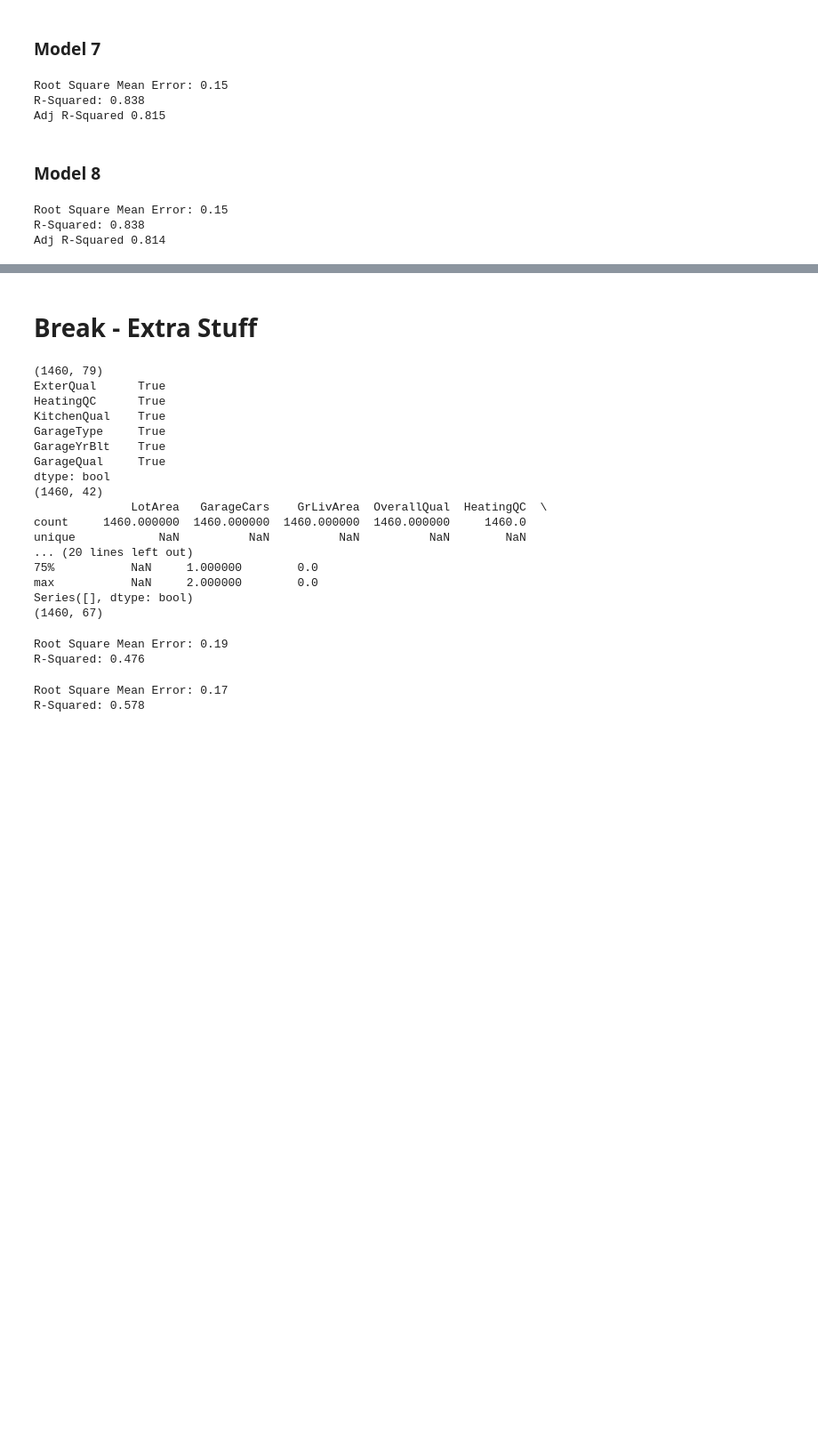
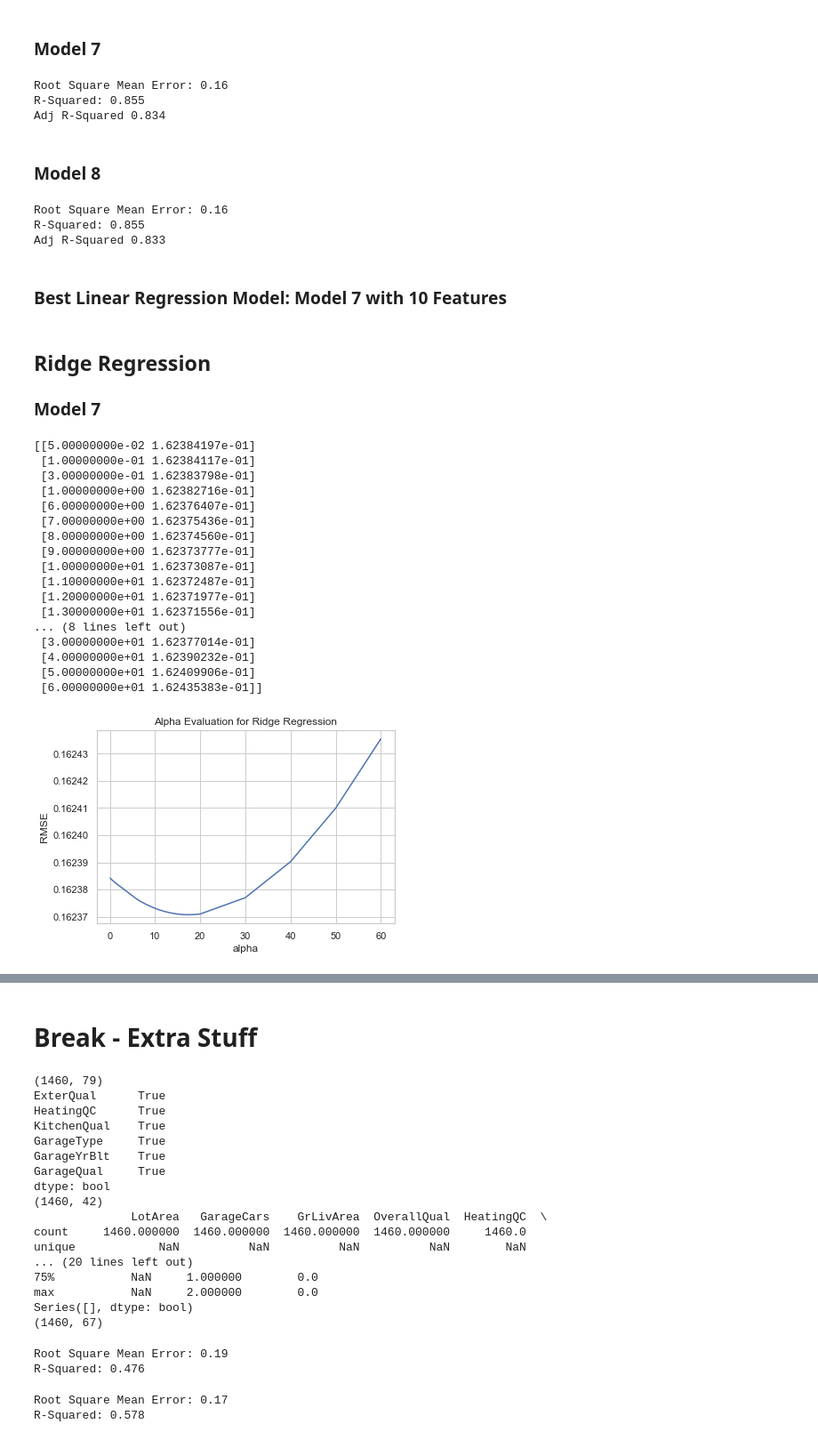
Before and after one commit to ericlundy87/House-Prices-Advanced-Regression-Techniques, a Jupyter notebook: Report_Little_Deuce.ipynb, the cells around one changed output, grey strips where cells are left out. Shown at 89% size. Drawn from its saved outputs; the diff is of its cells as text; code cells hidden in the pictures; blank space fills up the shorter version.

Commit message:
Ridge Model updates

```diff
--- a/Report_Little_Deuce.ipynb
+++ b/Report_Little_Deuce.ipynb
@@ -627,9 +629,9 @@ train_data.Garage_Score = train_data.Garage_Score.replace({'2Types':5, 'Attchd':
 train_data['SaleCondition'].fillna(0, inplace = True)
 train_data['SaleCondition'].fillna(0, inplace = True)
 train_data['Sale_Score'] = train_data.SaleCondition
-train_data.Sale_Score = train_data.Sale_Score.replace({'Normal':2, 'Abnorml':1,
+train_data.Sale_Score = train_data.Sale_Score.replace({'Normal':3, 'Abnorml':1,
                                              'AdjLand':1, 'Alloca':1,
-                                             'Family':1, 'Partial':3, 0:0})
+                                             'Family':1, 'Partial':2, 0:0})
 
 # Lot Area Adjustments
 # 4 Group Version
@@ -887,9 +890,9 @@ print('R-Squared: ' + str(round(r2, 3)))
 print('Adj R-Squared ' + str(round(adj_r2_score(dev_labels, np.exp(y_predicted),
                                                 dev_data), 3)))
 # %% [output]
-Root Square Mean Error: 0.15
-R-Squared: 0.838
-Adj R-Squared 0.815
+Root Square Mean Error: 0.16
+R-Squared: 0.855
+Adj R-Squared 0.834
 # %% [markdown]
 ### Model 8
 # %%
@@ -908,13 +911,66 @@ y_predicted = lr.predict(dev_data.loc[:,['GrLivArea', 'YearBuilt', 'OverallQual'
                                          'Sale_Score','Lot_Score_2']])
 rmse = np.sqrt(mean_squared_error(dev_labels, np.exp(y_predicted)))
 r2 = r2_score(dev_labels, np.exp(y_predicted))
-# adj_r2 = adj_r2_score(dev_labels, np.exp(y_predicted, dev_data))
+
 print('Root Square Mean Error: ' + str(round(rmse, 2)))
 print('R-Squared: ' + str(round(r2, 3)))
 print('Adj R-Squared ' + str(round(adj_r2_score(dev_labels, np.exp(y_predicted),
                                                 dev_data), 3)))
 # Not as good as the original one....
 # %% [output]
-Root Square Mean Error: 0.15
-R-Squared: 0.838
-Adj R-Squared 0.814
+Root Square Mean Error: 0.16
+R-Squared: 0.855
+Adj R-Squared 0.833
+# %% [markdown]
+### Best Linear Regression Model:  Model 7 with 10 Features
+# %% [markdown]
+## Ridge Regression
+### Model 7
+# %%
+alphas = [0.05, 0.1, 0.3, 1,6,7,8,9,10,11,12,13,14,15,15,16,17,18,19,20,
+          30, 40, 50, 60]
+rmse = []
+for x in alphas:
+
+    ridge = Ridge(alpha = x)
+    x = train_data.loc[:, ['GrLivArea', 'YearBuilt', 'OverallQual',
+                       'GarageCars', 'FullBath', 'YearRemodAdd', 'TotalBsmtSF',
+                       'Garage_Score','Sale_Score','Lot_Score']]
+    y = np.log(train_labels)
+
+    ridge.fit(x,y)
+    y_predicted = ridge.predict(dev_data.loc[:,['GrLivArea', 'YearBuilt', 'OverallQual',
+                       'GarageCars', 'FullBath', 'YearRemodAdd', 'TotalBsmtSF',
+                       'Garage_Score','Sale_Score','Lot_Score']])
+    rmse.append(np.sqrt(mean_squared_error(dev_labels, np.exp(y_predicted))))
+
+
+
+results = np.column_stack((alphas, rmse))
+print(results)
+
+#plot results from loop
+plt.plot(alphas, rmse)
+plt.ylabel('RMSE')
+plt.xlabel('alpha')
+plt.title("Alpha Evaluation for Ridge Regression")
+plt.show()
+# %% [output]
+[[5.00000000e-02 1.62384197e-01]
+ [1.00000000e-01 1.62384117e-01]
+ [3.00000000e-01 1.62383798e-01]
+ [1.00000000e+00 1.62382716e-01]
+ [6.00000000e+00 1.62376407e-01]
+ [7.00000000e+00 1.62375436e-01]
+ [8.00000000e+00 1.62374560e-01]
+ [9.00000000e+00 1.62373777e-01]
+ [1.00000000e+01 1.62373087e-01]
+ [1.10000000e+01 1.62372487e-01]
+ [1.20000000e+01 1.62371977e-01]
+ [1.30000000e+01 1.62371556e-01]
+... (8 lines left out)
+ [3.00000000e+01 1.62377014e-01]
+ [4.00000000e+01 1.62390232e-01]
+ [5.00000000e+01 1.62409906e-01]
+ [6.00000000e+01 1.62435383e-01]]
+[figure, added]
```
Also changed, not shown: parts of 18 cells of this notebook.
